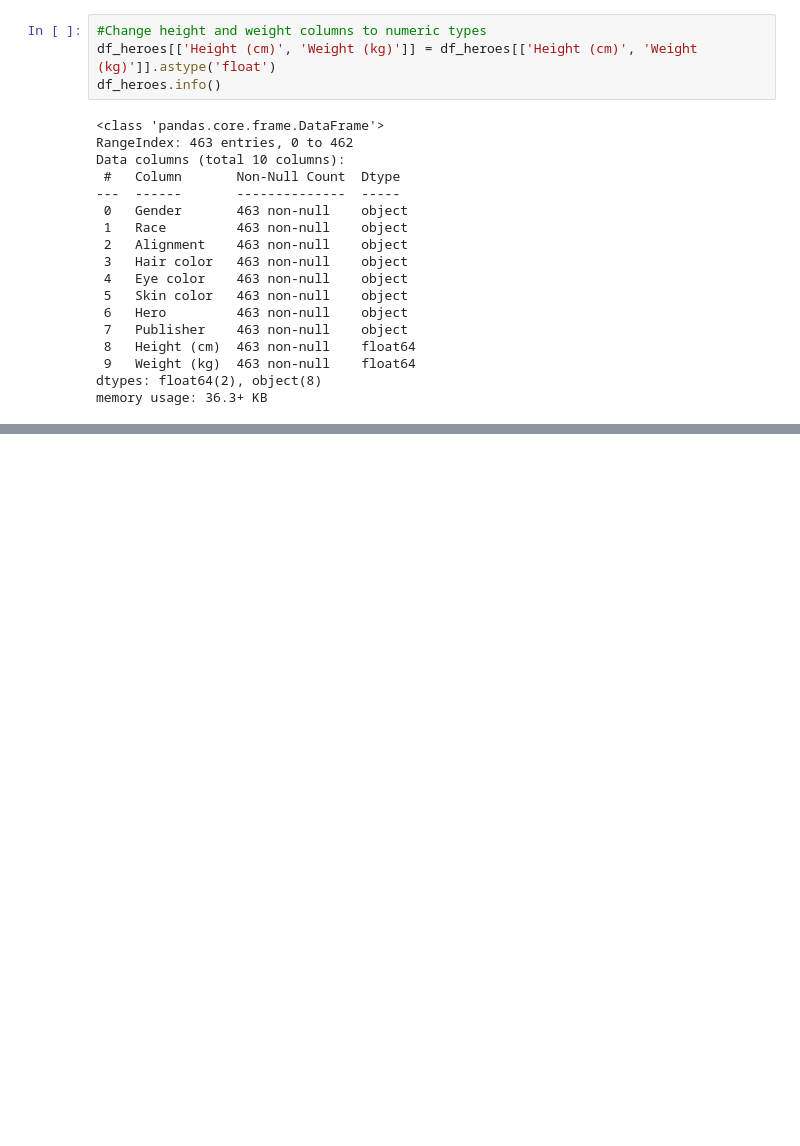
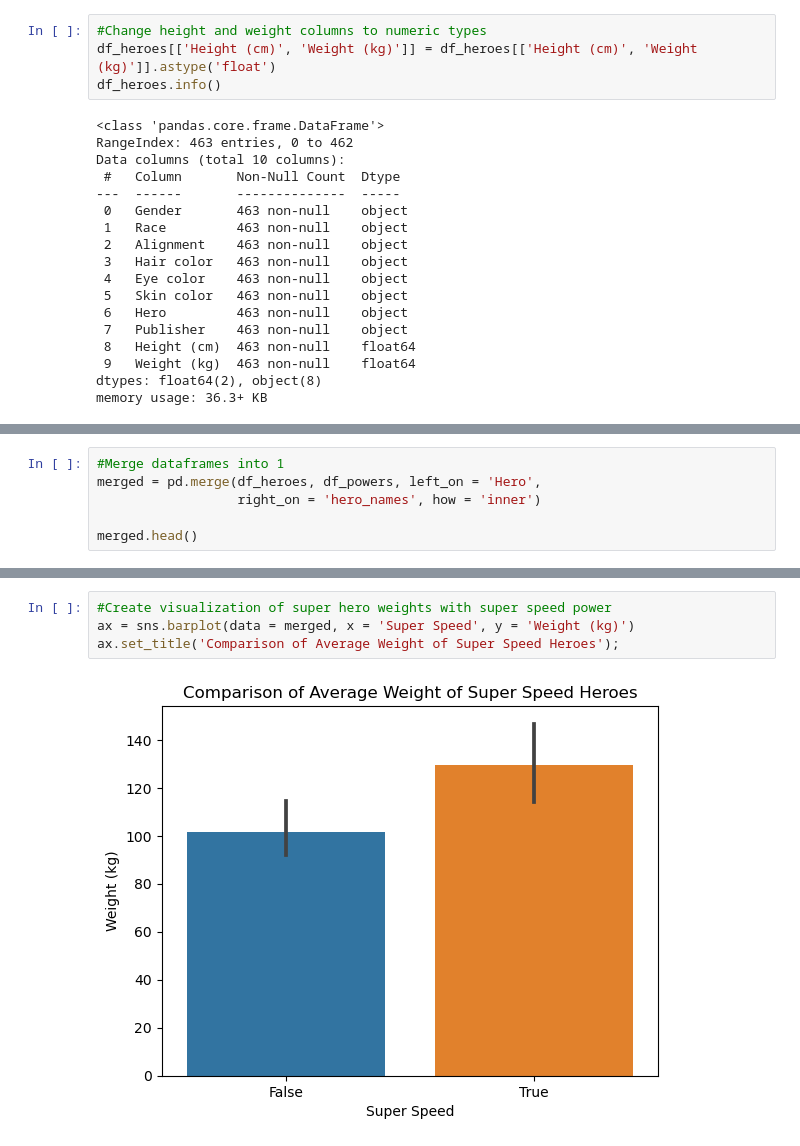
Before and after one commit to krisbarbier/Advanced-Transformations-Core, a Jupyter notebook: Advanced Transformations Core.ipynb, the cells around one changed output, grey strips where cells are left out. Drawn from its saved outputs; the diff is of its cells as text; blank space fills up the shorter version.

```diff
--- a/Advanced Transformations Core.ipynb
+++ b/Advanced Transformations Core.ipynb
@@ -304,0 +293,6 @@ df_powers.head()
+# %%
+#Merge dataframes into 1
+merged = pd.merge(df_heroes, df_powers, left_on = 'Hero',
+                  right_on = 'hero_names', how = 'inner')
+
+merged.head()
@@ -304,0 +315,6 @@ df_powers.head()
+# %%
+#Create visualization of super hero weights with super speed power
+ax = sns.barplot(data = merged, x = 'Super Speed', y = 'Weight (kg)')
+ax.set_title('Comparison of Average Weight of Super Speed Heroes');
+# %% [output]
+[figure, added]
```
Also changed, not shown: parts of 18 cells of this notebook.
